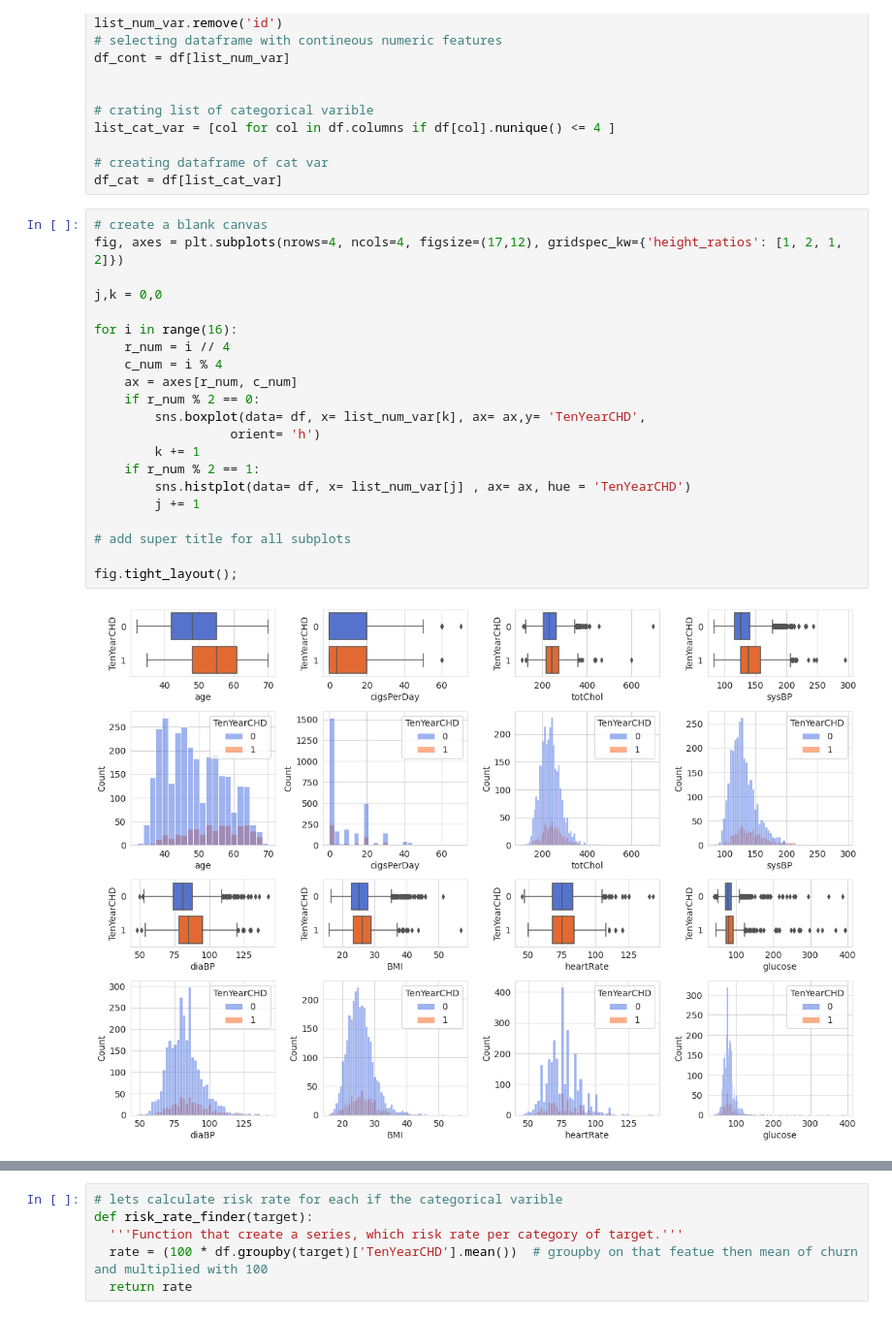
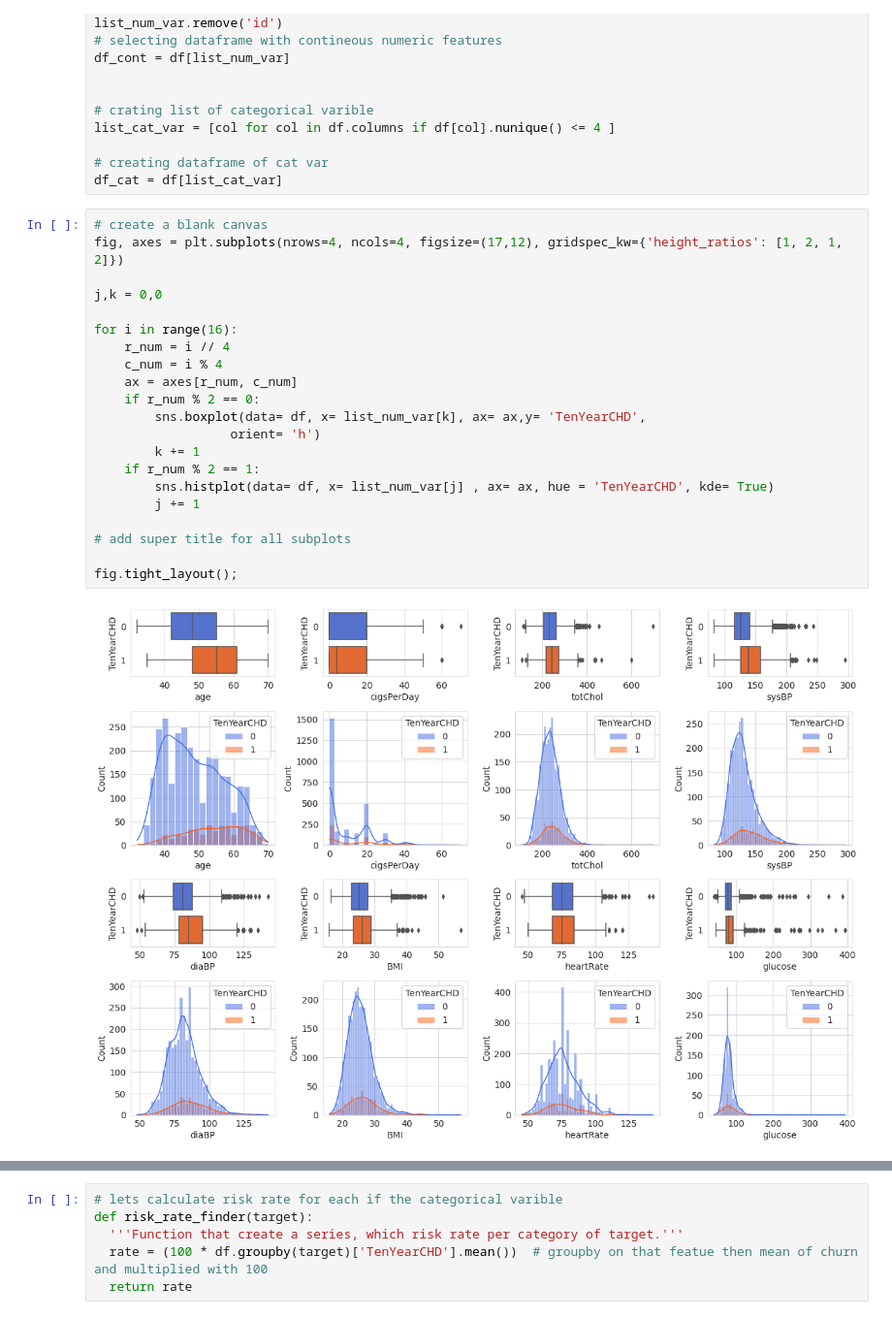
Before and after one commit to Gaurav2912/Cardiovascular-Risk-Prediction, a Jupyter notebook: Cardiovascular_Risk_Prediction.ipynb, the cells around one changed output, grey strips where cells are left out. Shown at 97% size. Drawn from its saved outputs; the diff is of its cells as text.

```diff
--- a/Cardiovascular_Risk_Prediction.ipynb
+++ b/Cardiovascular_Risk_Prediction.ipynb
@@ -256,23 +272,23 @@ df_cat = df[list_cat_var]
 # %%
 # create a blank canvas
 fig, axes = plt.subplots(nrows=4, ncols=4, figsize=(17,12), gridspec_kw={'height_ratios': [1, 2, 1, 2]})
 
 j,k = 0,0
 
 for i in range(16):
     r_num = i // 4
     c_num = i % 4
     ax = axes[r_num, c_num]
     if r_num % 2 == 0:
         sns.boxplot(data= df, x= list_num_var[k], ax= ax,y= 'TenYearCHD',
                   orient= 'h')
         k += 1
     if r_num % 2 == 1:
-        sns.histplot(data= df, x= list_num_var[j] , ax= ax, hue = 'TenYearCHD')
+        sns.histplot(data= df, x= list_num_var[j] , ax= ax, hue = 'TenYearCHD', kde= True)
         j += 1
 
 # add super title for all subplots
 
 fig.tight_layout();
 # %% [output]
-[figure, old version]
+[figure, new version]
```
Also changed, not shown: parts of 57 cells of this notebook.
